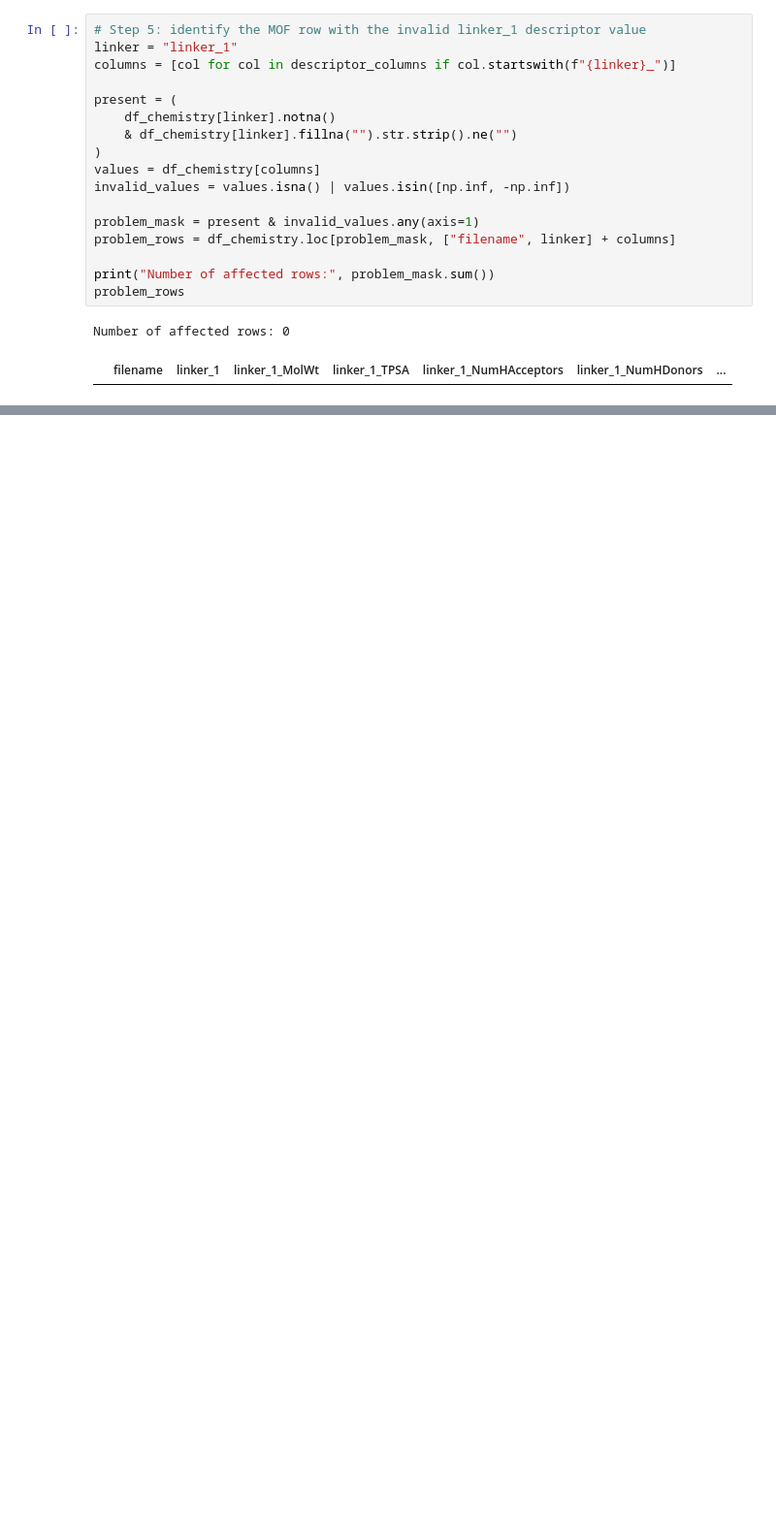
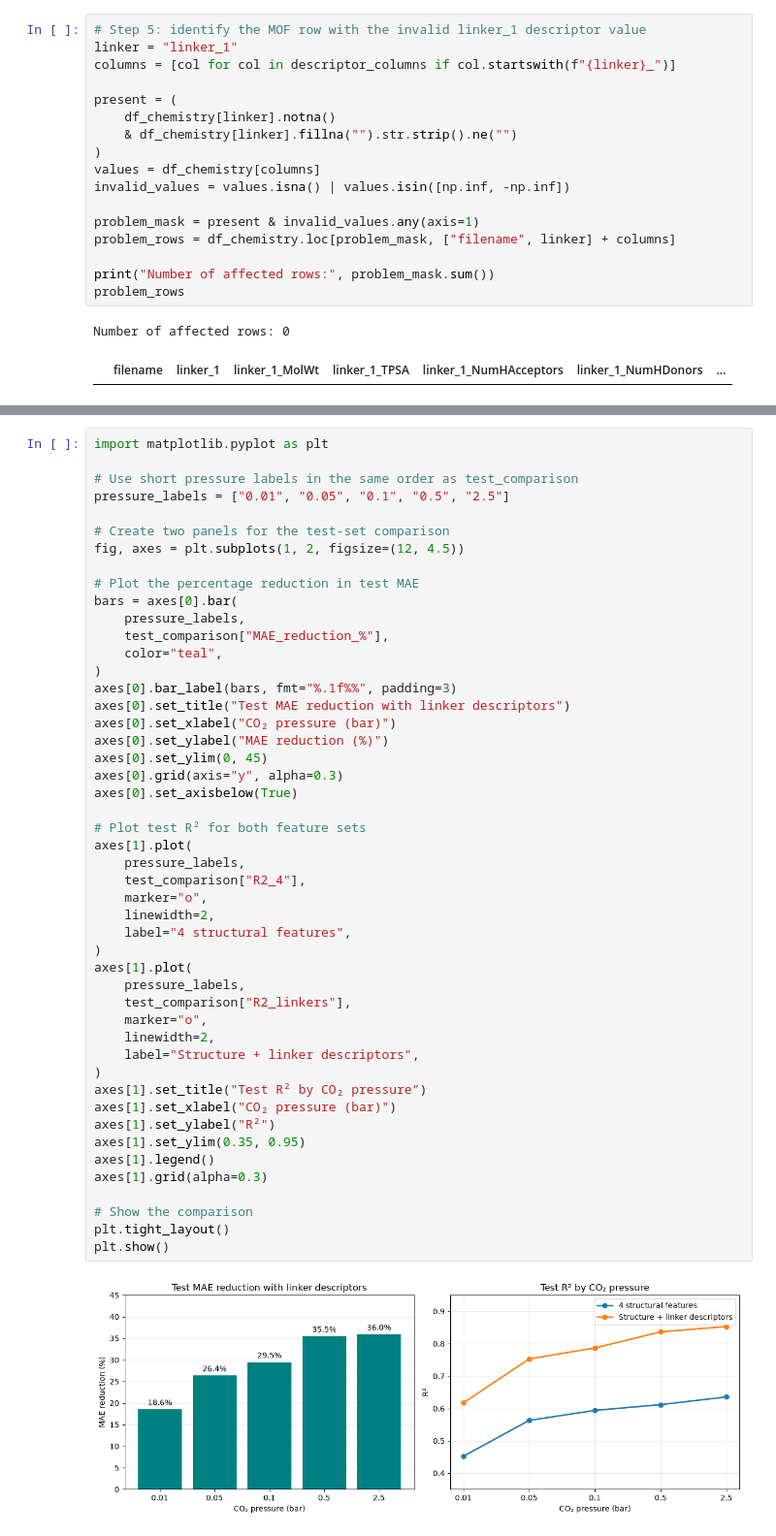
Before and after one commit to rbashiri/mof-co2-adsorption, a Jupyter notebook: notebook/phase_2/geometry_linker_modeling.ipynb, the cells around one changed output, grey strips where cells are left out. Shown at 97% size. Saved outputs shown, nothing was run; the diff lists cells and outputs as text; blank space fills up the shorter version.

```diff
--- a/notebook/phase_2/geometry_linker_modeling.ipynb
+++ b/notebook/phase_2/geometry_linker_modeling.ipynb
@@ -168,0 +591,50 @@ descriptors before deciding how to handle the row.
+# %%
+import matplotlib.pyplot as plt
+
+# Use short pressure labels in the same order as test_comparison
+pressure_labels = ["0.01", "0.05", "0.1", "0.5", "2.5"]
+
+# Create two panels for the test-set comparison
+fig, axes = plt.subplots(1, 2, figsize=(12, 4.5))
+
+# Plot the percentage reduction in test MAE
+bars = axes[0].bar(
+    pressure_labels,
+    test_comparison["MAE_reduction_%"],
+    color="teal",
+)
+axes[0].bar_label(bars, fmt="%.1f%%", padding=3)
+axes[0].set_title("Test MAE reduction with linker descriptors")
+axes[0].set_xlabel("CO₂ pressure (bar)")
+axes[0].set_ylabel("MAE reduction (%)")
+axes[0].set_ylim(0, 45)
+axes[0].grid(axis="y", alpha=0.3)
+axes[0].set_axisbelow(True)
+
+# Plot test R² for both feature sets
+axes[1].plot(
+    pressure_labels,
+    test_comparison["R2_4"],
+    marker="o",
+    linewidth=2,
+    label="4 structural features",
+)
+axes[1].plot(
+    pressure_labels,
+    test_comparison["R2_linkers"],
+    marker="o",
+    linewidth=2,
+    label="Structure + linker descriptors",
+)
+axes[1].set_title("Test R² by CO₂ pressure")
+axes[1].set_xlabel("CO₂ pressure (bar)")
+axes[1].set_ylabel("R²")
+axes[1].set_ylim(0.35, 0.95)
+axes[1].legend()
+axes[1].grid(alpha=0.3)
+
+# Show the comparison
+plt.tight_layout()
+plt.show()
+# %% [output]
+[figure, added]
```
Also changed, not shown: parts of 22 cells of this notebook, 5 other files.
